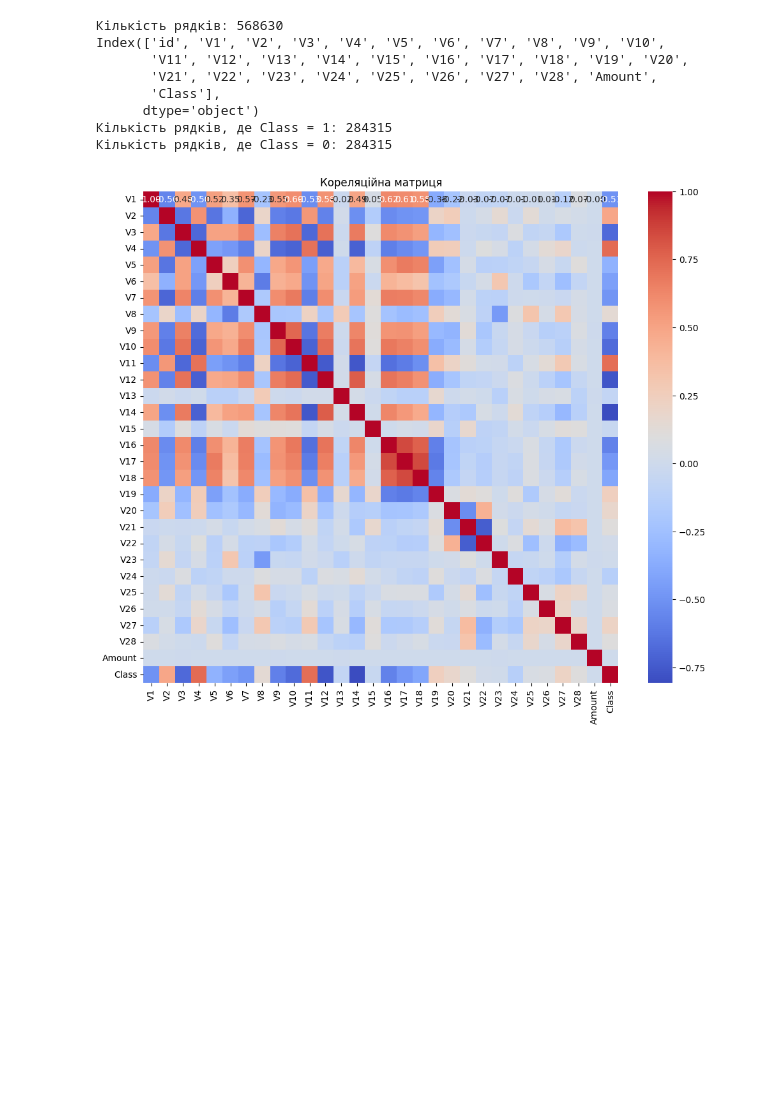
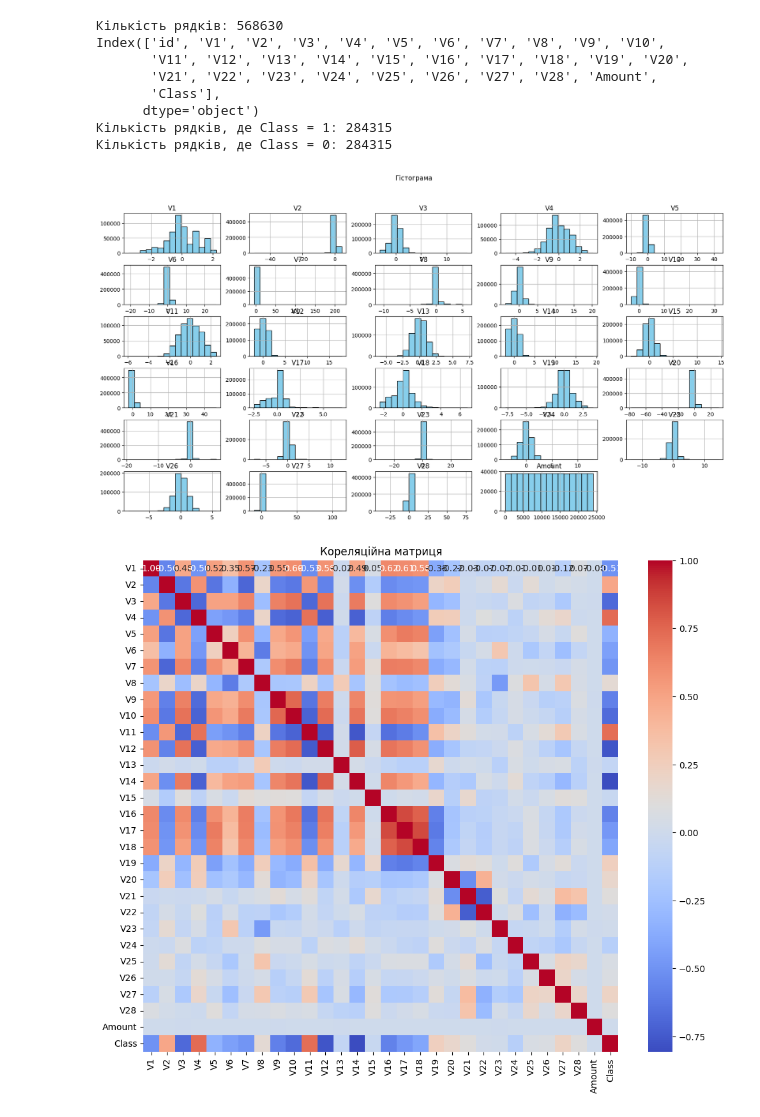
Before and after one commit to Nahorskyi/-Data_Analysis_2024, a Jupyter notebook: lab_1/prog/lab_1.ipynb, the cells around one changed output. Drawn from its saved outputs; the diff is of its cells as text; code cells hidden in the pictures; blank space fills up the shorter version.

```diff
--- a/lab_1/prog/lab_1.ipynb
+++ b/lab_1/prog/lab_1.ipynb
@@ -61,6 +61,13 @@ Index(['id', 'V1', 'V2', 'V3', 'V4', 'V5', 'V6', 'V7', 'V8', 'V9', 'V10',
 Кількість рядків, де Class = 0: 284315
 # %%
 df=df.drop(columns='id')
+# %%
+features = df.columns[:-1]
+df[features].hist(bins=15, figsize=(20, 10), color='skyblue', edgecolor='black')
+plt.suptitle('Гістограма')
+plt.show()
+# %% [output]
+[figure, added]
 # %%
 corr_matrix = df.corr()
 class_corr = corr_matrix['Class'].drop('Class')
```
